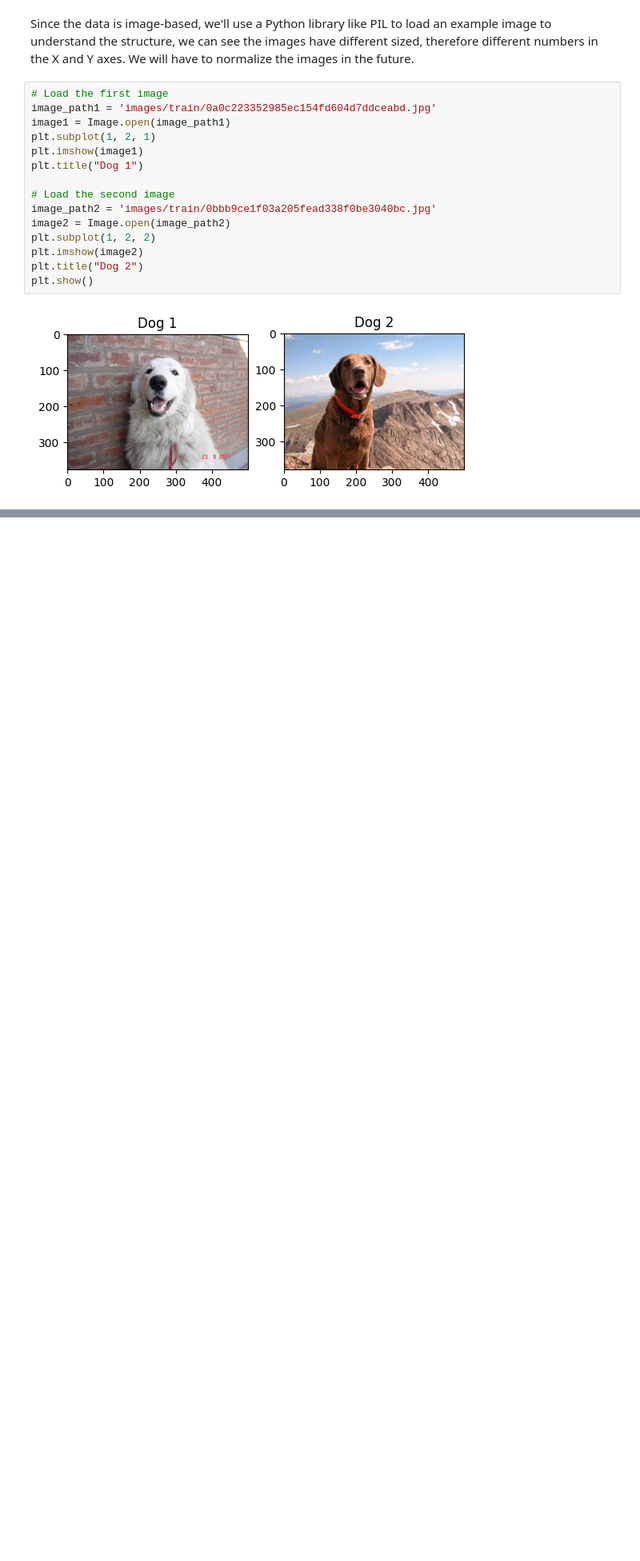
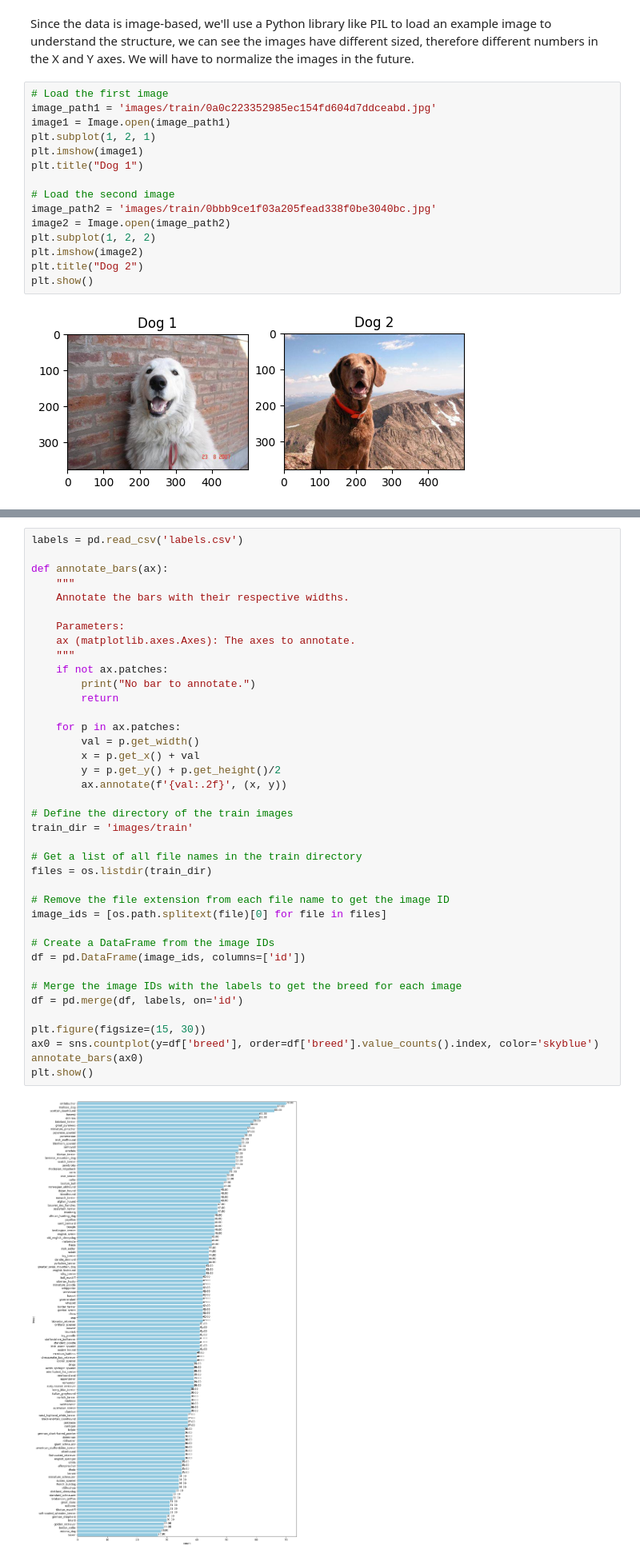
Before and after one commit to Jaaz7/TailTeller, a Jupyter notebook: jupyter_notebooks/02 - DogIdentificationStudy.ipynb, the cells around one changed output, grey strips where cells are left out. Shown: that part at 80% size. Cells and saved outputs as stored; diff of their text form; blank space fills up the shorter version.

Commit message:
Add function to check dog breed count

```diff
--- a/jupyter_notebooks/02 - DogIdentificationStudy.ipynb
+++ b/jupyter_notebooks/02 - DogIdentificationStudy.ipynb
@@ -73,0 +76,41 @@ plt.show()
+# %%
+labels = pd.read_csv('labels.csv')
+
+def annotate_bars(ax):
+    """
+    Annotate the bars with their respective widths.
+
+    Parameters:
+    ax (matplotlib.axes.Axes): The axes to annotate.
+    """
+    if not ax.patches:
+        print("No bar to annotate.")
+        return
+
+    for p in ax.patches:
+        val = p.get_width()
+        x = p.get_x() + val
+        y = p.get_y() + p.get_height()/2
+        ax.annotate(f'{val:.2f}', (x, y))
+
+# Define the directory of the train images
+train_dir = 'images/train'
+
+# Get a list of all file names in the train directory
+files = os.listdir(train_dir)
+
+# Remove the file extension from each file name to get the image ID
+image_ids = [os.path.splitext(file)[0] for file in files]
+
+# Create a DataFrame from the image IDs
+df = pd.DataFrame(image_ids, columns=['id'])
+
+# Merge the image IDs with the labels to get the breed for each image
+df = pd.merge(df, labels, on='id')
+
+plt.figure(figsize=(15, 30))
+ax0 = sns.countplot(y=df['breed'], order=df['breed'].value_counts().index, color='skyblue')
+annotate_bars(ax0)
+plt.show()
+# %% [output]
+[figure, added]
```
Also changed, not shown: parts of 1 cell of this notebook.
